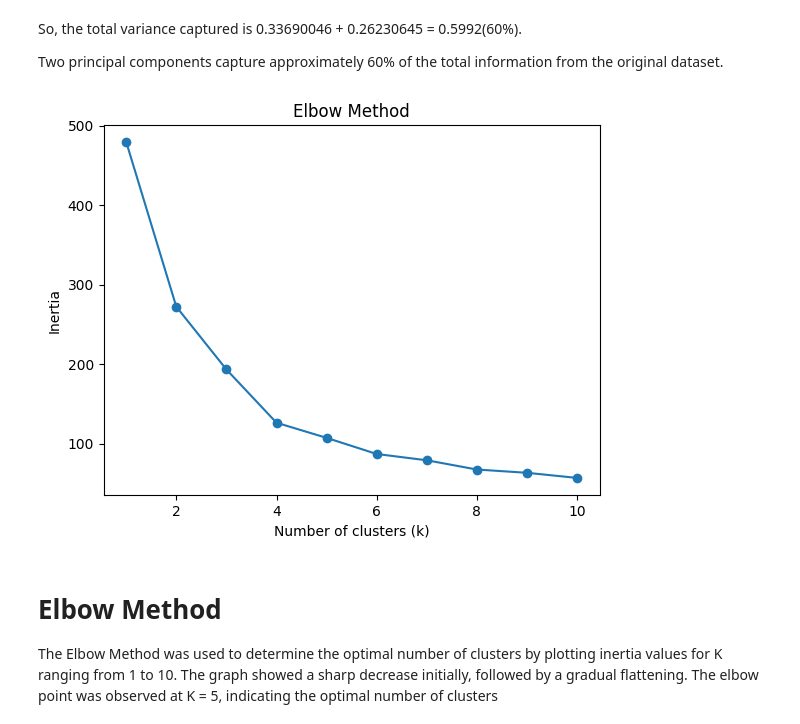
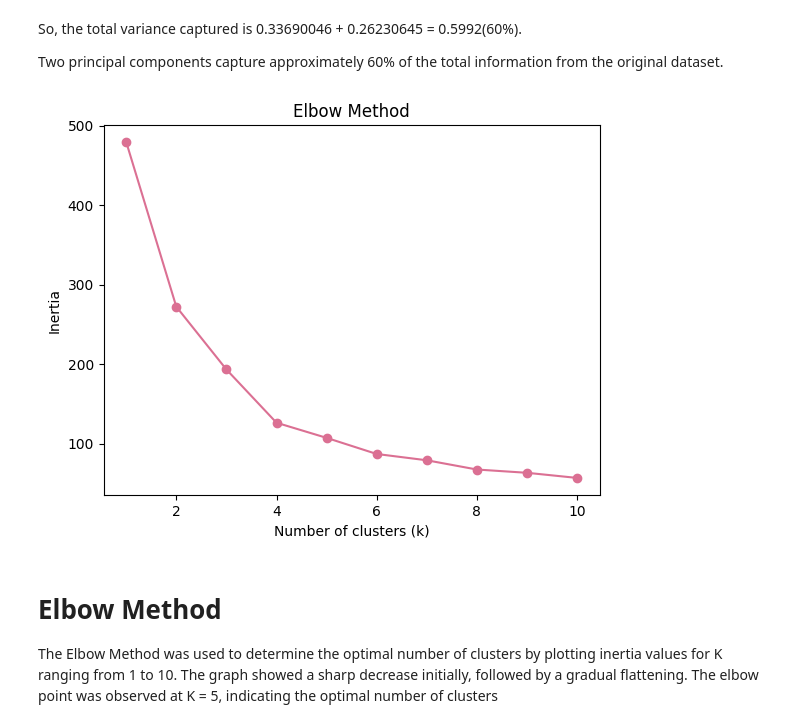
Before and after one commit to RadhikaKapoor383/Python-practise, a Jupyter notebook: AI Lab codes/AI_LAB12_radhika.ipynb, the cells around one changed output. Drawn from its saved outputs; the diff is of its cells as text; code cells hidden in the pictures.

```diff
--- a/AI Lab codes/AI_LAB12_radhika.ipynb
+++ b/AI Lab codes/AI_LAB12_radhika.ipynb
@@ -30,20 +30,20 @@ Two principal components capture approximately 60% of the total information from
 # %%
 #Task 2: K-Means Clustering
 pca_df = pd.DataFrame(X_pca, columns=['PC1', 'PC2'])
 inertia = []
 
 for k in range(1, 11):
     kmeans = KMeans(n_clusters=k, random_state=42)
     kmeans.fit(pca_df)
     inertia.append(kmeans.inertia_)
 
-plt.plot(range(1, 11), inertia, marker='o')
+plt.plot(range(1, 11), inertia, marker='o', linestyle='-', color='palevioletred')
 plt.title('Elbow Method')
 plt.xlabel('Number of clusters (k)')
 plt.ylabel('Inertia')
 plt.show()
 # %% [output]
-[figure, old version]
+[figure, new version]
 # %% [markdown]
 <h1>Elbow Method</h1>
 The Elbow Method was used to determine the optimal number of clusters by plotting inertia values for K ranging from 1 to 10. The graph showed a sharp decrease initially, followed by a gradual flattening. The elbow point was observed at K = 5, indicating the optimal number of clusters
```
Also changed, not shown: parts of 1 cell of this notebook.
